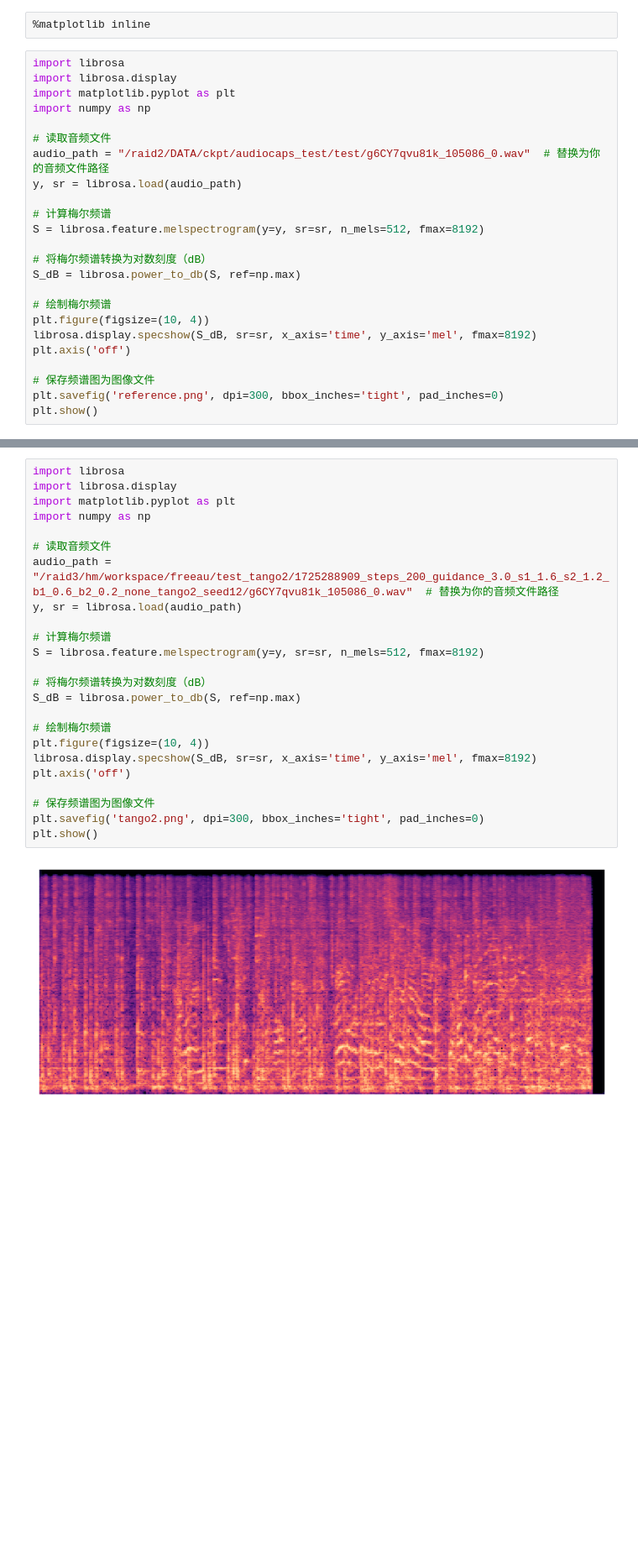
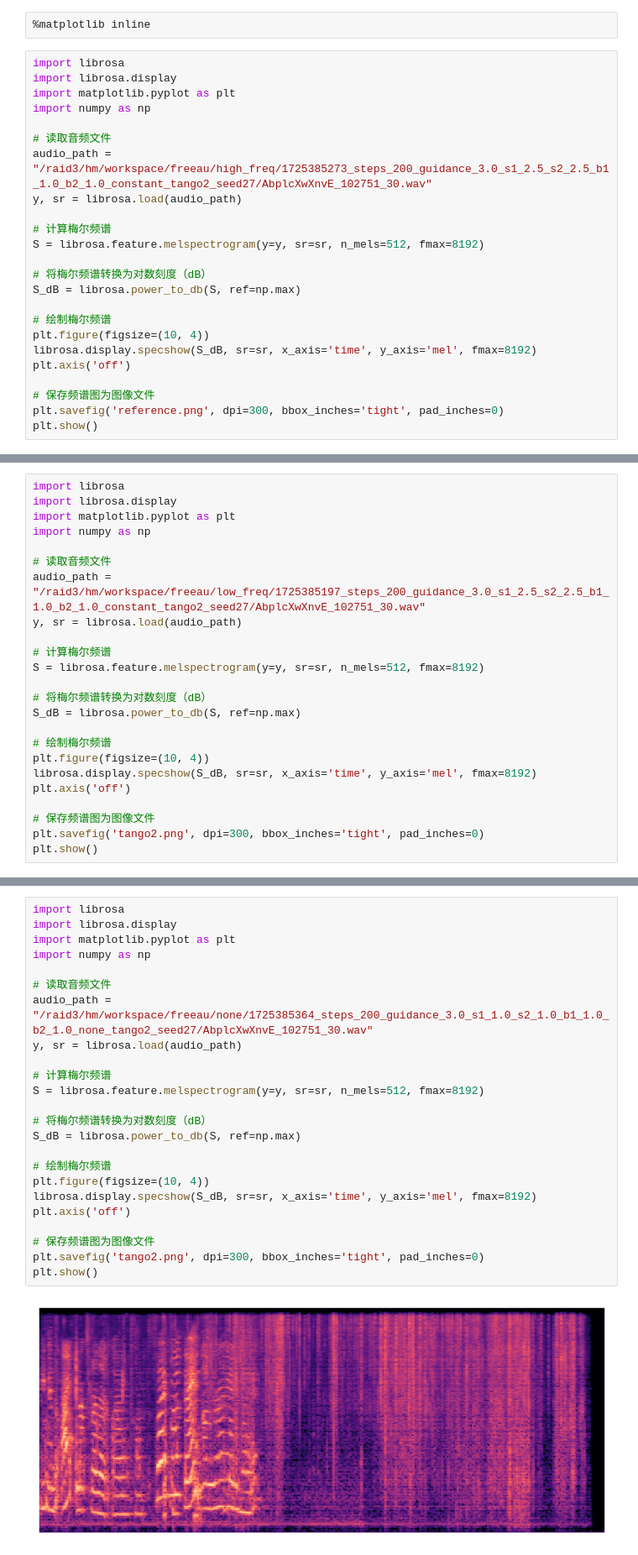
Before and after one commit to hongming21/Mel-Refine, a Jupyter notebook: visiualize.ipynb, the cells around one changed output, grey strips where cells are left out. Shown at 84% size. Saved outputs shown, nothing was run; the diff lists cells and outputs as text; blank space fills up the shorter version.

```diff
--- a/visiualize.ipynb
+++ b/visiualize.ipynb
@@ -7,7 +7,7 @@ import matplotlib.pyplot as plt
 import numpy as np
 
 # 读取音频文件
-audio_path = "/raid2/DATA/ckpt/audiocaps_test/test/g6CY7qvu81k_105086_0.wav"  # 替换为你的音频文件路径
+audio_path = "/raid3/hm/workspace/freeau/high_freq/1725385273_steps_200_guidance_3.0_s1_2.5_s2_2.5_b1_1.0_b2_1.0_constant_tango2_seed27/AbplcXwXnvE_102751_30.wav"
 y, sr = librosa.load(audio_path)
 
 # 计算梅尔频谱
@@ -28,0 +29,24 @@ plt.show()
+# %%
+import librosa
+import librosa.display
+import matplotlib.pyplot as plt
+import numpy as np
+
+# 读取音频文件
+audio_path = "/raid3/hm/workspace/freeau/low_freq/1725385197_steps_200_guidance_3.0_s1_2.5_s2_2.5_b1_1.0_b2_1.0_constant_tango2_seed27/AbplcXwXnvE_102751_30.wav"
+y, sr = librosa.load(audio_path)
+
+# 计算梅尔频谱
+S = librosa.feature.melspectrogram(y=y, sr=sr, n_mels=512, fmax=8192)
+
+# 将梅尔频谱转换为对数刻度（dB）
+S_dB = librosa.power_to_db(S, ref=np.max)
+
+# 绘制梅尔频谱
+plt.figure(figsize=(10, 4))
+librosa.display.specshow(S_dB, sr=sr, x_axis='time', y_axis='mel', fmax=8192)
+plt.axis('off')
+
+# 保存频谱图为图像文件
+plt.savefig('tango2.png', dpi=300, bbox_inches='tight', pad_inches=0)
+plt.show()
@@ -29,26 +55,26 @@ plt.show()
 # %%
 import librosa
 import librosa.display
 import matplotlib.pyplot as plt
 import numpy as np
 
 # 读取音频文件
-audio_path = "/raid3/hm/workspace/freeau/test_tango2/1725288909_steps_200_guidance_3.0_s1_1.6_s2_1.2_b1_0.6_b2_0.2_none_tango2_seed12/g6CY7qvu81k_105086_0.wav"  # 替换为你的音频文件路径
+audio_path = "/raid3/hm/workspace/freeau/none/1725385364_steps_200_guidance_3.0_s1_1.0_s2_1.0_b1_1.0_b2_1.0_none_tango2_seed27/AbplcXwXnvE_102751_30.wav"
 y, sr = librosa.load(audio_path)
 
 # 计算梅尔频谱
 S = librosa.feature.melspectrogram(y=y, sr=sr, n_mels=512, fmax=8192)
 
 # 将梅尔频谱转换为对数刻度（dB）
 S_dB = librosa.power_to_db(S, ref=np.max)
 
 # 绘制梅尔频谱
 plt.figure(figsize=(10, 4))
 librosa.display.specshow(S_dB, sr=sr, x_axis='time', y_axis='mel', fmax=8192)
 plt.axis('off')
 
 # 保存频谱图为图像文件
 plt.savefig('tango2.png', dpi=300, bbox_inches='tight', pad_inches=0)
 plt.show()
 # %% [output]
-[figure, old version]
+[figure, new version]
```
Also changed, not shown: parts of 2 cells of this notebook, 5 other files.
